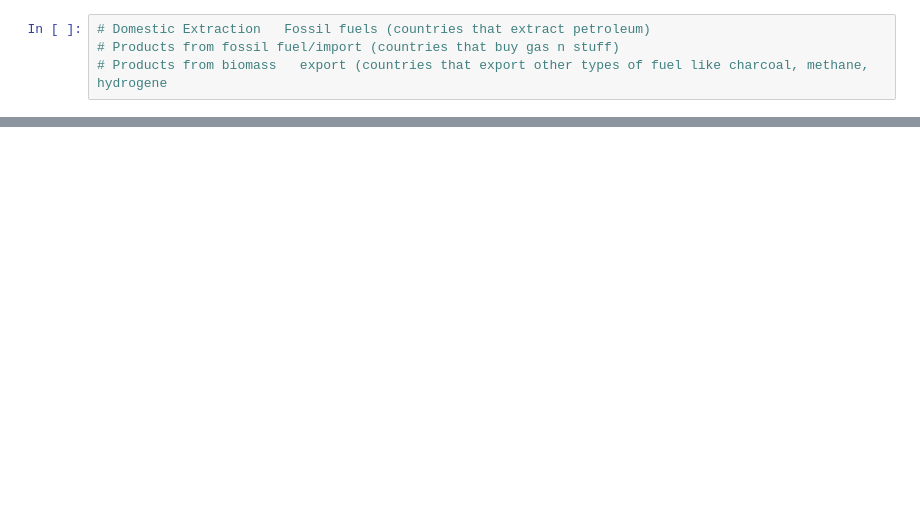
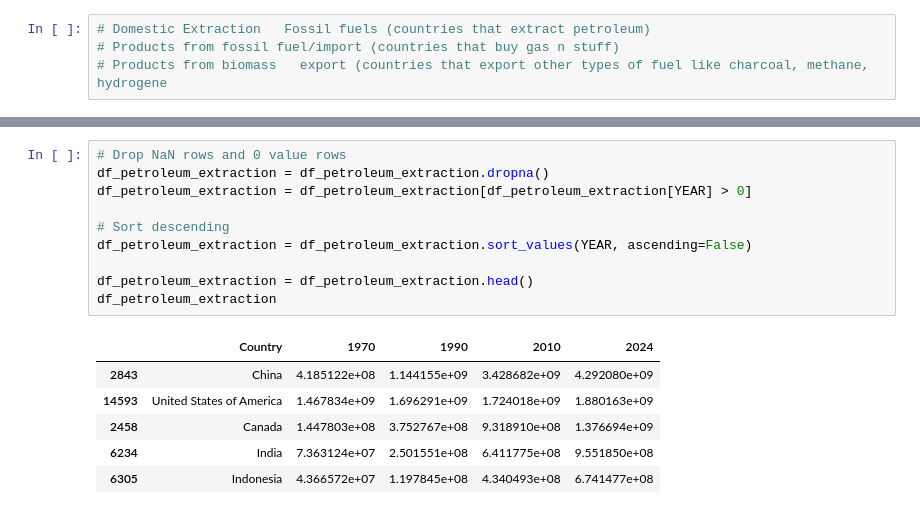
Before and after one commit to OrionFlame1/dataViz, a Jupyter notebook: Main.ipynb, the cells around one changed output, grey strips where cells are left out. Drawn from its saved outputs; the diff is of its cells as text; blank space fills up the shorter version.

```diff
--- a/Main.ipynb
+++ b/Main.ipynb
@@ -129,0 +112,17 @@ plt.show()
+# %%
+# Drop NaN rows and 0 value rows
+df_petroleum_extraction = df_petroleum_extraction.dropna()
+df_petroleum_extraction = df_petroleum_extraction[df_petroleum_extraction[YEAR] > 0]
+
+# Sort descending
+df_petroleum_extraction = df_petroleum_extraction.sort_values(YEAR, ascending=False)
+
+df_petroleum_extraction = df_petroleum_extraction.head()
+df_petroleum_extraction
+# %% [output]
+|  | Country | 1970 | 1990 | 2010 | 2024 |
+| 2843 | China | 4.185122e+08 | 1.144155e+09 | 3.428682e+09 | 4.292080e+09 |
+| 14593 | United States of America | 1.467834e+09 | 1.696291e+09 | 1.724018e+09 | 1.880163e+09 |
+| 2458 | Canada | 1.447803e+08 | 3.752767e+08 | 9.318910e+08 | 1.376694e+09 |
+| 6234 | India | 7.363124e+07 | 2.501551e+08 | 6.411775e+08 | 9.551850e+08 |
+| 6305 | Indonesia | 4.366572e+07 | 1.197845e+08 | 4.340493e+08 | 6.741477e+08 |
```
Also changed, not shown: parts of 19 cells of this notebook.
